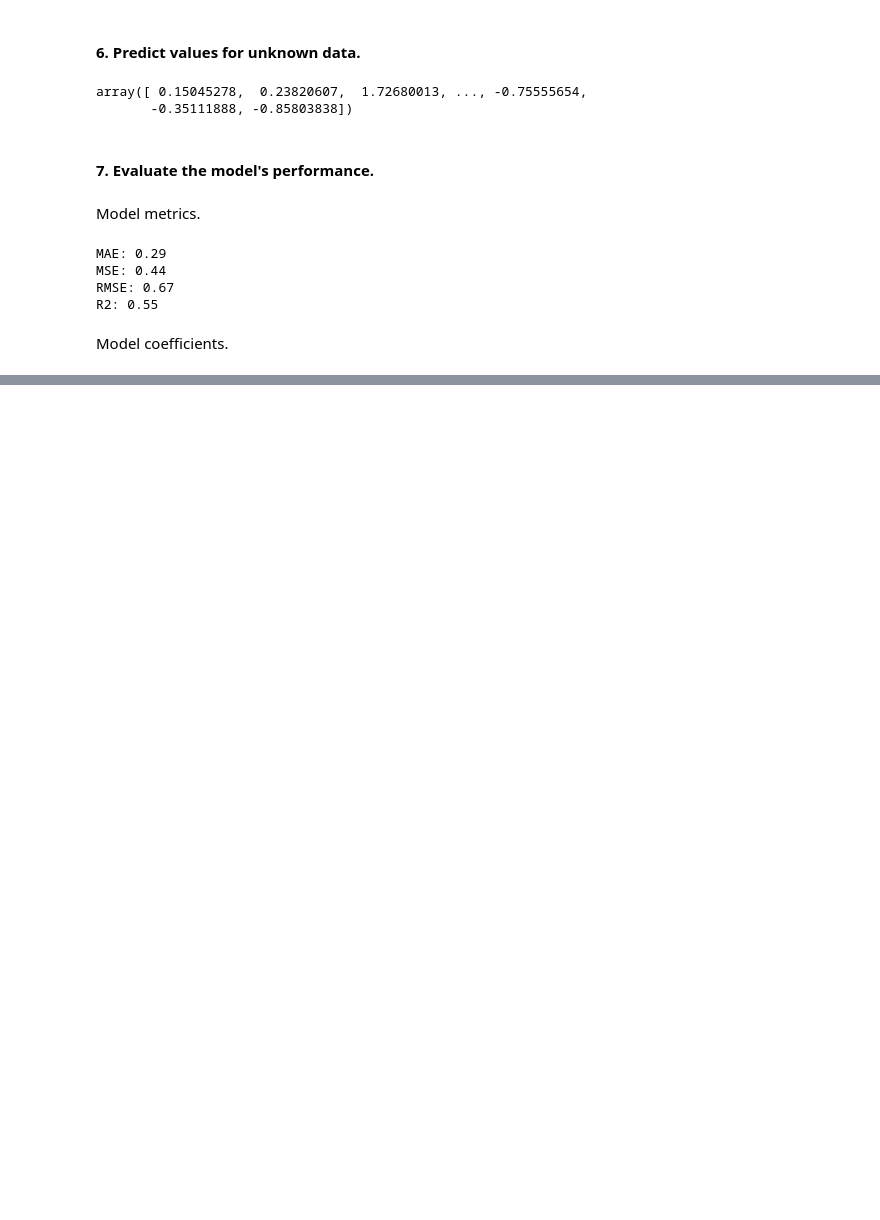
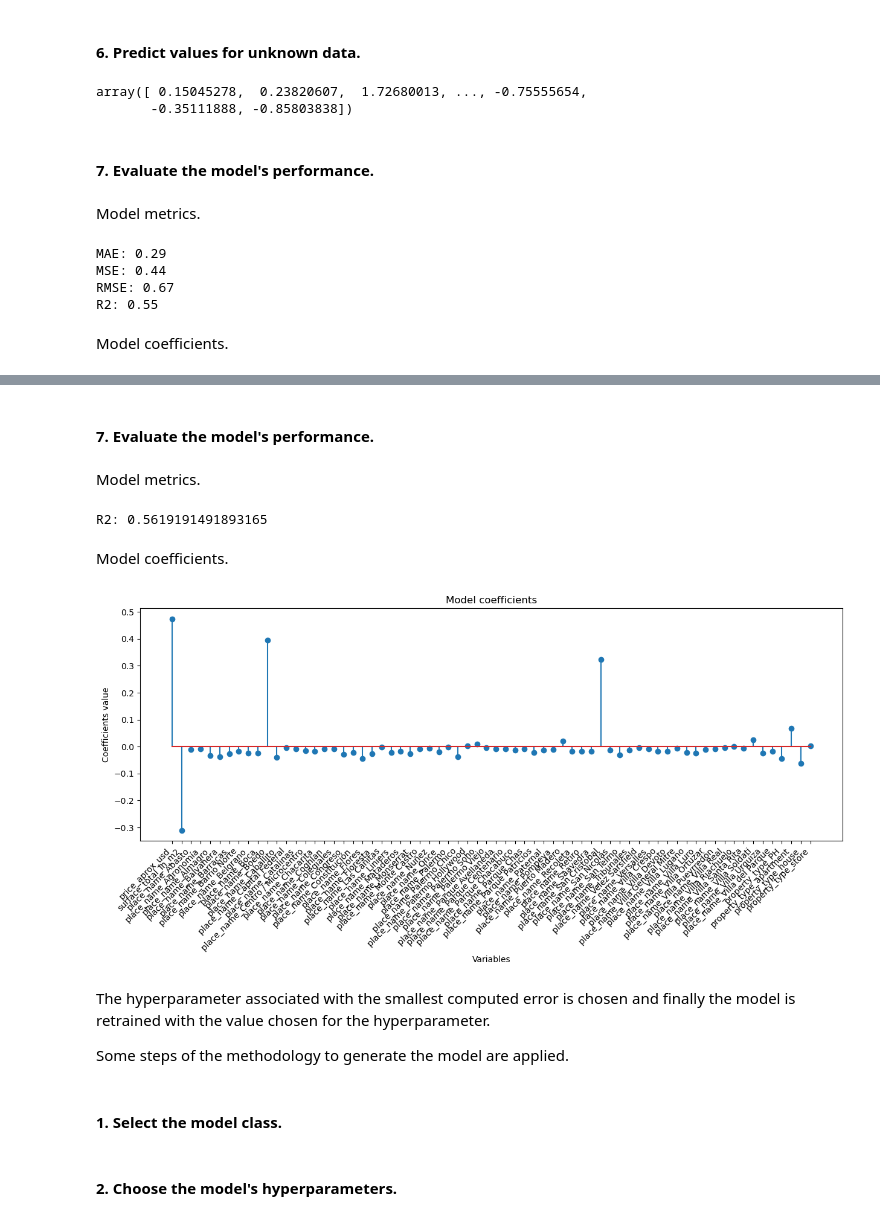
Before and after one commit to JonnathanDMT/Linear-Regression-Models, a Jupyter notebook: CodeWS2.ipynb, the cells around one changed output, grey strips where cells are left out. Saved outputs shown, nothing was run; the diff lists cells and outputs as text; code cells hidden in the pictures; blank space fills up the shorter version.

```diff
--- a/CodeWS2.ipynb
+++ b/CodeWS2.ipynb
@@ -598,0 +639,3 @@ plt.show()
+# %%
+data_normalized = pd.DataFrame(data_normalized, index = data_cat.index, columns = data_cat.columns)
+data_normalized.describe().round(2)
@@ -598,0 +656,5 @@ plt.show()
+# %%
+X = data_normalized.drop(['price_usd_per_m2'], axis = 1)
+y = data_normalized.price_usd_per_m2
+print("X length:", X.shape)
+print("y length:", y.shape)
@@ -598,0 +666,2 @@ plt.show()
+# %%
+X_train, X_test, y_train, y_test = train_test_split(X, y, random_state = 1, shuffle = True)
@@ -598,0 +670,3 @@ plt.show()
+# %%
+model_4_RCV = model_4_RCV.fit(X_train, y_train)
+model_4_RCV
@@ -598,0 +718,26 @@ plt.show()
+# %% [markdown]
+#### 7. Evaluate the model's performance.
+# %% [markdown]
+Model metrics.
+# %%
+print ('R2:', model_4_RCV.score(X, y))
+# %% [output]
+R2: 0.5619191491893165
+# %% [markdown]
+Model coefficients.
+# %%
+fig, ax = plt.subplots(figsize = (15, 5))
+ax.stem(X.columns, model_4_RCV.coef_)
+plt.xticks(rotation = 45, ha = 'right', size = 10)
+ax.set_title('Model coefficients')
+ax.set_xlabel('Variables')
+ax.set_ylabel('Coefficients value')
+plt.show()
+# %% [output]
+[figure, added]
+# %% [markdown]
+The hyperparameter associated with the smallest computed error is chosen and finally the model is retrained with the value chosen for the hyperparameter.
+
+Some steps of the methodology to generate the model are applied.
+# %% [markdown]
+#### 1. Select the model class.
@@ -598,0 +746,2 @@ plt.show()
+# %% [markdown]
+#### 2. Choose the model's hyperparameters.
```
Also changed, not shown: parts of 36 cells of this notebook.
